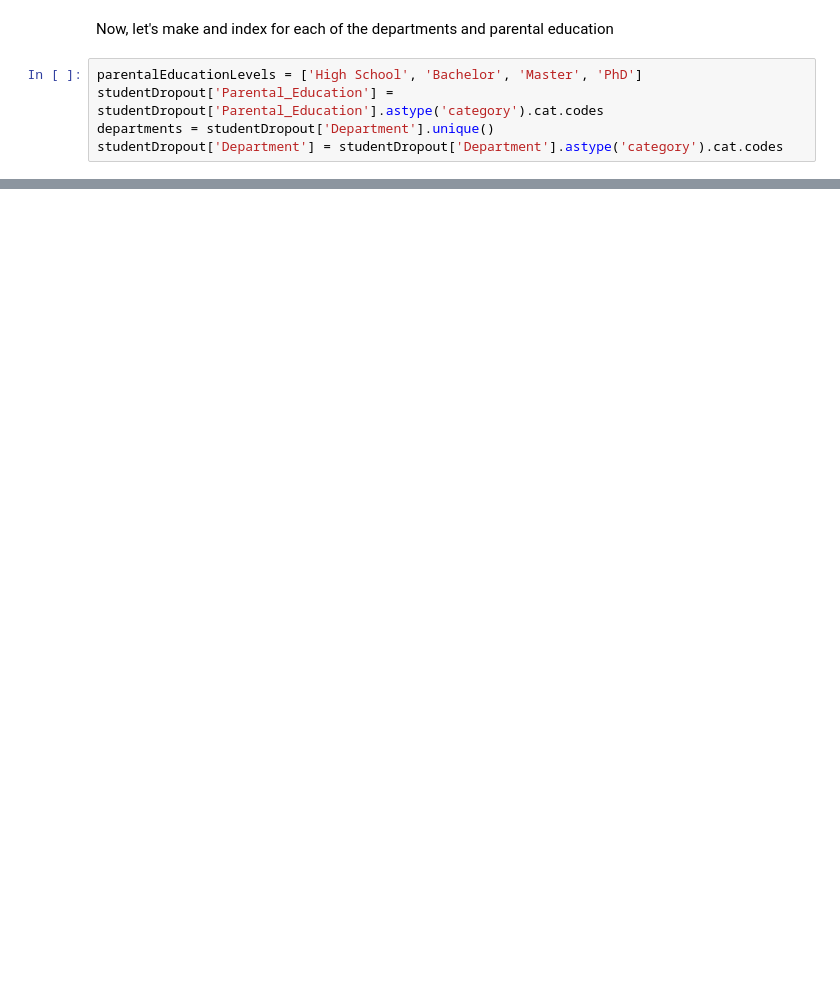
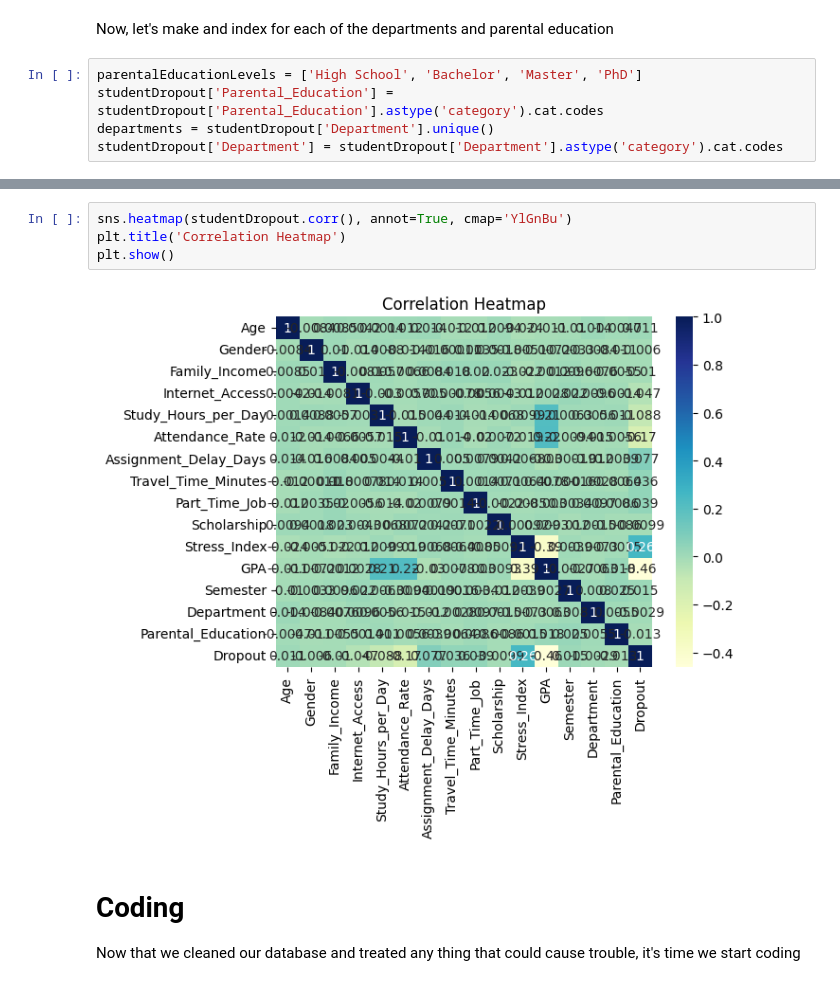
Before and after one commit to Ribeigu/Students-Dropout-Prediction, a Jupyter notebook: dataAnalysis.ipynb, the cells around one changed output, grey strips where cells are left out. Saved outputs shown, nothing was run; the diff lists cells and outputs as text; blank space fills up the shorter version.

```diff
--- a/dataAnalysis.ipynb
+++ b/dataAnalysis.ipynb
@@ -155,0 +162,9 @@ memory usage: 1.3 MB
+# %%
+sns.heatmap(studentDropout.corr(), annot=True, cmap='YlGnBu')
+plt.title('Correlation Heatmap')
+plt.show()
+# %% [output]
+[figure, added]
+# %% [markdown]
+# Coding
+Now that we cleaned our database and treated any thing that could cause trouble, it's time we start coding
```
Also changed, not shown: parts of 9 cells of this notebook.
